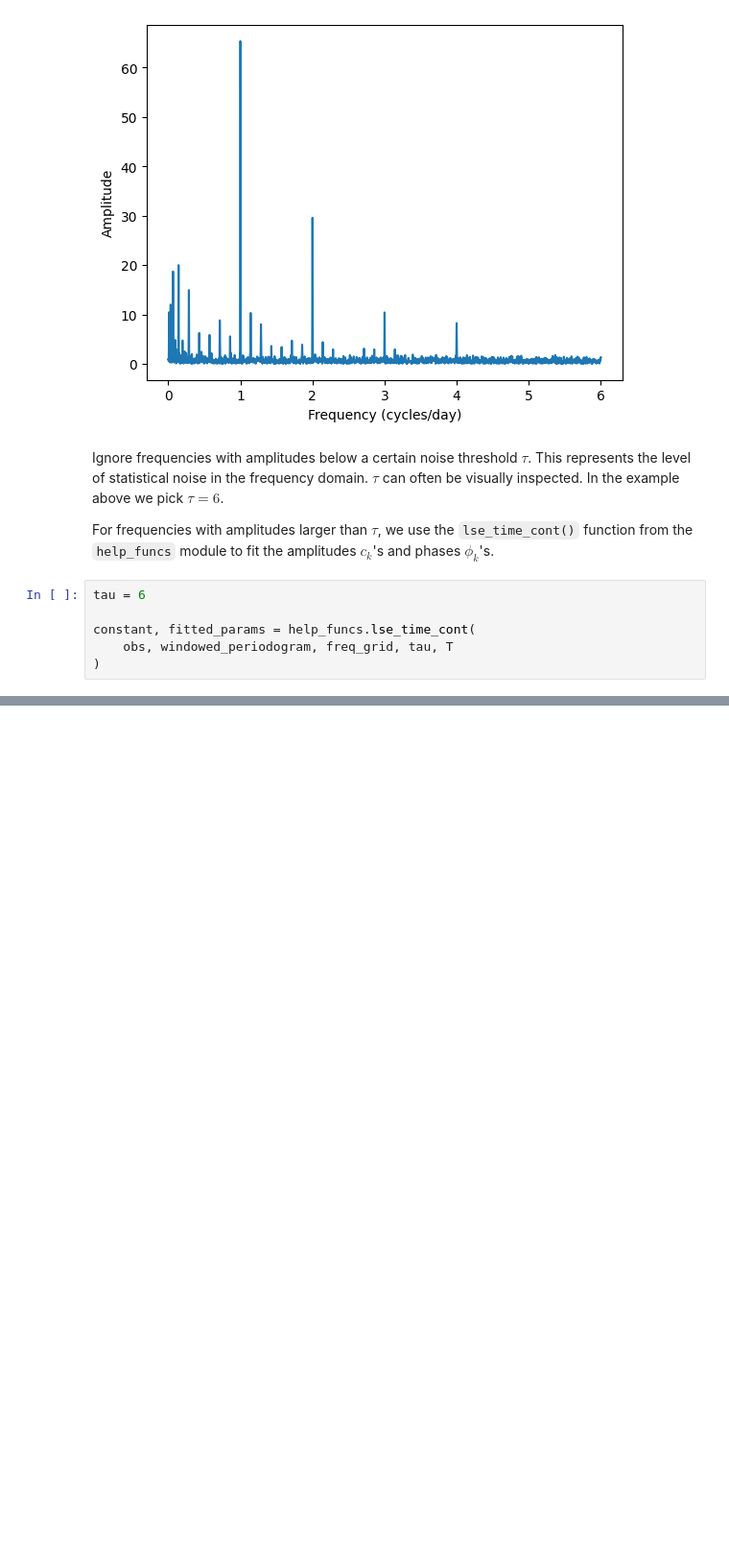
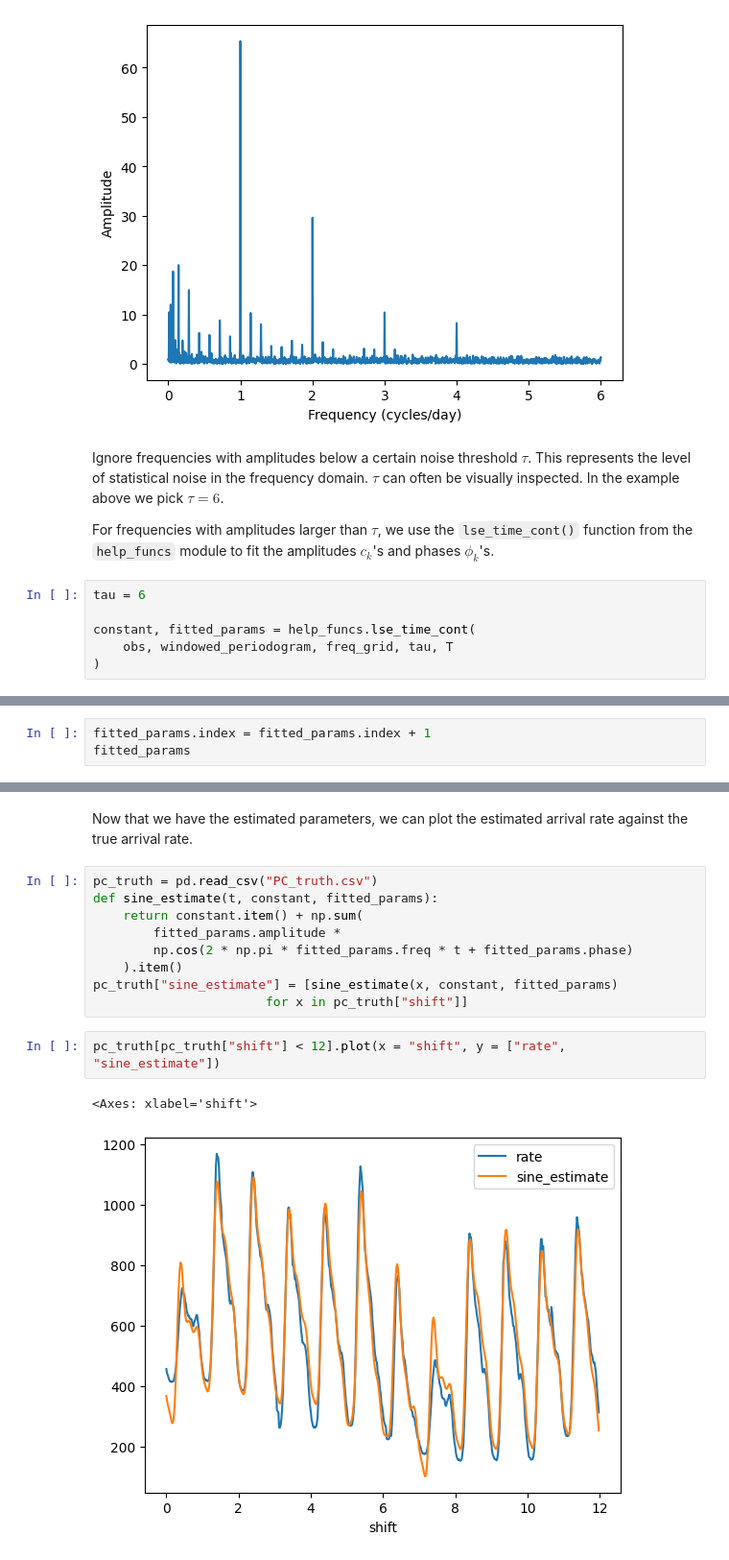
Before and after one commit to rgurlek/sine-NHPP, a Jupyter notebook: sine-NHPP_tutorial.ipynb, the cells around one changed output, grey strips where cells are left out. Shown at 96% size. Saved outputs shown, nothing was run; the diff lists cells and outputs as text; blank space fills up the shorter version.

Commit message:
added the comparison plot

```diff
--- a/sine-NHPP_tutorial.ipynb
+++ b/sine-NHPP_tutorial.ipynb
@@ -98,0 +82,3 @@ fitted_params
+# %%
+fitted_params.index = fitted_params.index + 1
+fitted_params
@@ -98,0 +101,16 @@ fitted_params
+# %% [markdown]
+Now that we have the estimated parameters, we can plot the estimated arrival rate against the true arrival rate.
+# %%
+pc_truth = pd.read_csv("PC_truth.csv")
+def sine_estimate(t, constant, fitted_params):
+    return constant.item() + np.sum(
+        fitted_params.amplitude *
+        np.cos(2 * np.pi * fitted_params.freq * t + fitted_params.phase)
+    ).item()
+pc_truth["sine_estimate"] = [sine_estimate(x, constant, fitted_params)
+                       for x in pc_truth["shift"]]
+# %%
+pc_truth[pc_truth["shift"] < 12].plot(x = "shift", y = ["rate", "sine_estimate"])
+# %% [output]
+<Axes: xlabel='shift'>
+[figure, added]
```
Also changed, not shown: parts of 6 cells of this notebook, 2 other files.
